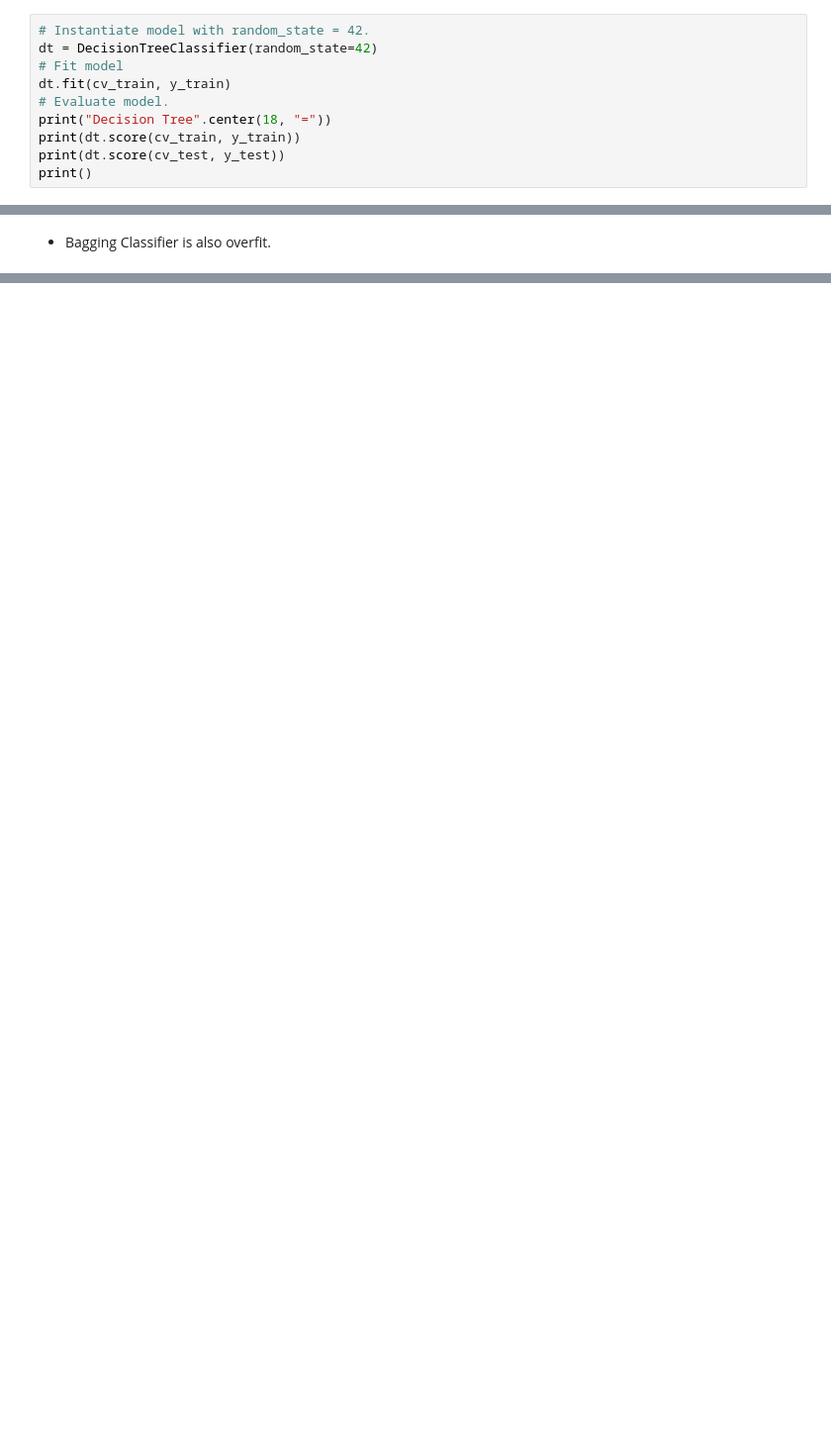
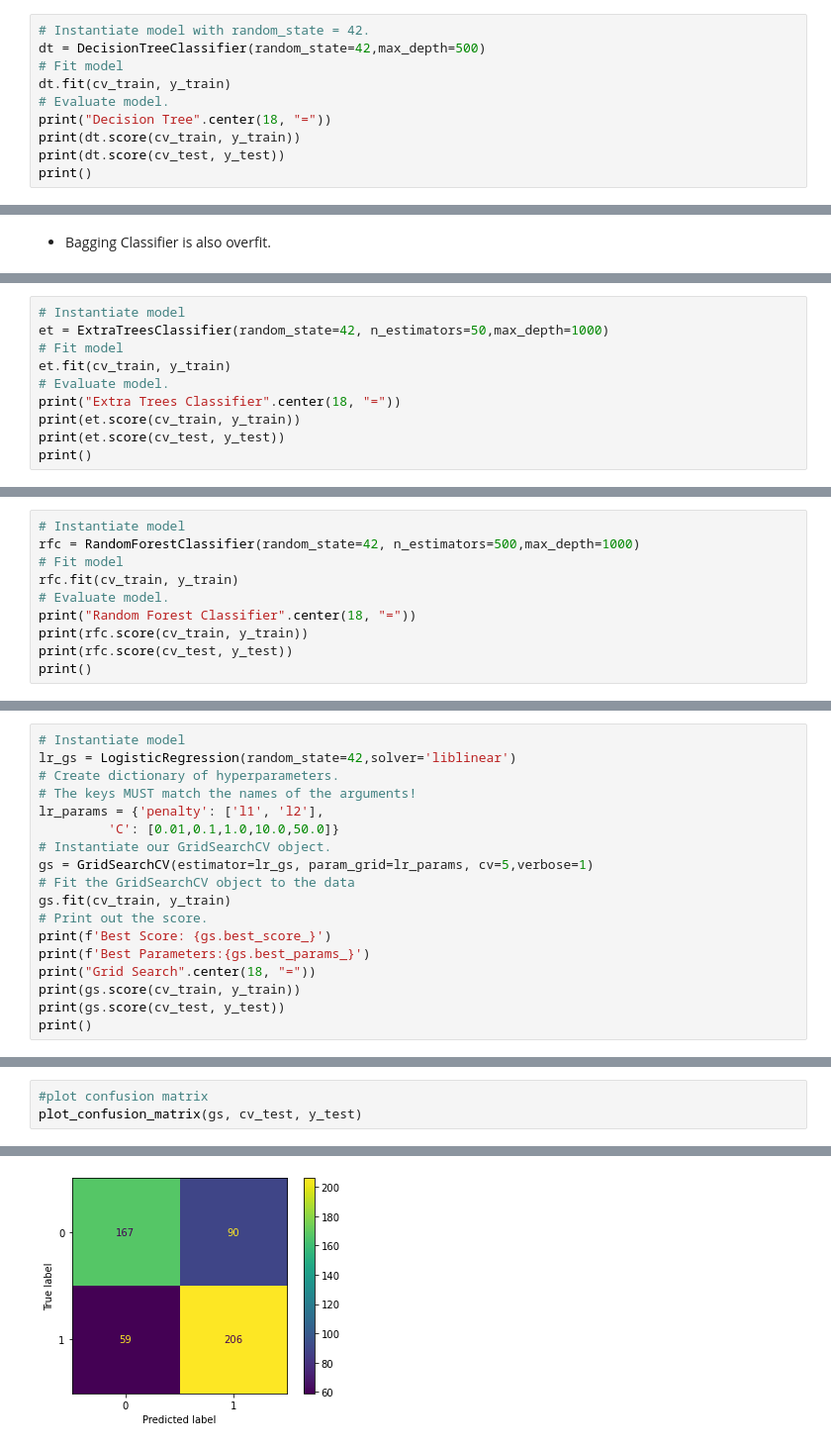
Before and after one commit to vaishnavibrungi/reddit, a Jupyter notebook: code/data_modeling.ipynb, the cells around one changed output, grey strips where cells are left out. Shown at 99% size. Drawn from its saved outputs; the diff is of its cells as text; blank space fills up the shorter version.

```diff
--- a/code/data_modeling.ipynb
+++ b/code/data_modeling.ipynb
@@ -226,6 +235,6 @@ print()
 # %%
 # Instantiate model with random_state = 42.
-dt = DecisionTreeClassifier(random_state=42)
+dt = DecisionTreeClassifier(random_state=42,max_depth=500)
 # Fit model
 dt.fit(cv_train, y_train)
 # Evaluate model.
@@ -261,0 +273,10 @@ print()
+# %%
+# Instantiate model
+et = ExtraTreesClassifier(random_state=42, n_estimators=50,max_depth=1000)
+# Fit model
+et.fit(cv_train, y_train)
+# Evaluate model.
+print("Extra Trees Classifier".center(18, "="))
+print(et.score(cv_train, y_train))
+print(et.score(cv_test, y_test))
+print()
@@ -261,0 +291,10 @@ print()
+# %%
+# Instantiate model
+rfc = RandomForestClassifier(random_state=42, n_estimators=500,max_depth=1000)
+# Fit model
+rfc.fit(cv_train, y_train)
+# Evaluate model.
+print("Random Forest Classifier".center(18, "="))
+print(rfc.score(cv_train, y_train))
+print(rfc.score(cv_test, y_test))
+print()
@@ -261,0 +316,18 @@ print()
+# %%
+# Instantiate model
+lr_gs = LogisticRegression(random_state=42,solver='liblinear')
+# Create dictionary of hyperparameters.
+# The keys MUST match the names of the arguments!
+lr_params = {'penalty': ['l1', 'l2'],
+         'C': [0.01,0.1,1.0,10.0,50.0]}
+# Instantiate our GridSearchCV object.
+gs = GridSearchCV(estimator=lr_gs, param_grid=lr_params, cv=5,verbose=1)
+# Fit the GridSearchCV object to the data
+gs.fit(cv_train, y_train)
+# Print out the score.
+print(f'Best Score: {gs.best_score_}')
+print(f'Best Parameters:{gs.best_params_}')
+print("Grid Search".center(18, "="))
+print(gs.score(cv_train, y_train))
+print(gs.score(cv_test, y_test))
+print()
@@ -261,0 +668,4 @@ print()
+# %%
+#plot confusion matrix
+plot_confusion_matrix(gs, cv_test, y_test)
+# %% [output]
@@ -261,0 +673 @@ print()
+[figure, added]
```
Also changed, not shown: parts of 84 cells of this notebook.
